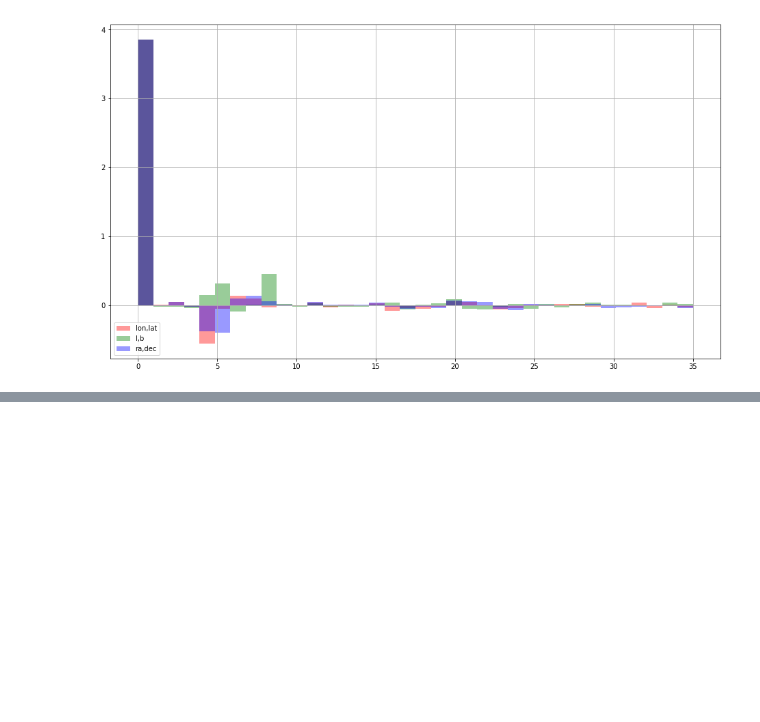
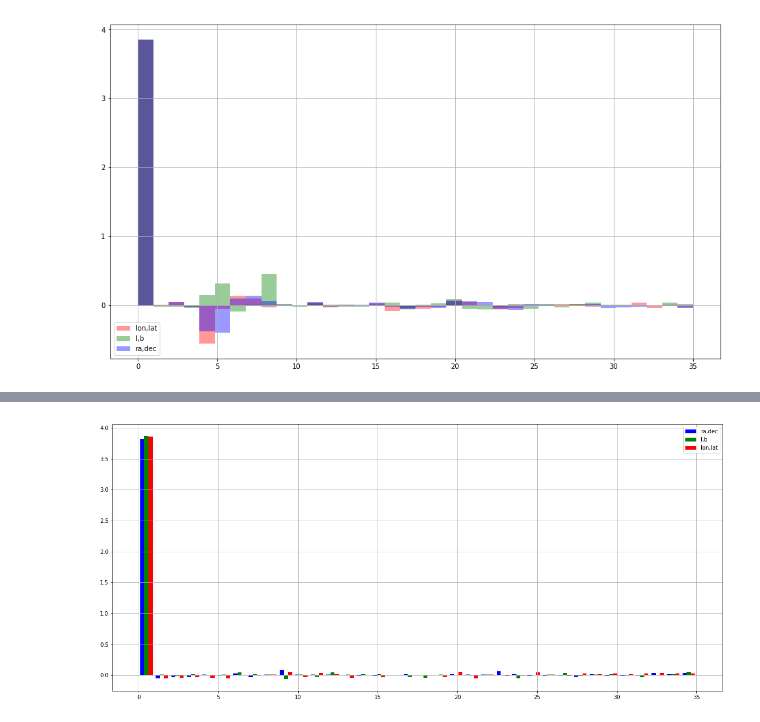
Before and after one commit to paantya/gaialib, a Jupyter notebook: d2018_sf.ipynb, the cells around one changed output, grey strips where cells are left out. Saved outputs shown, nothing was run; the diff lists cells and outputs as text; code cells hidden in the pictures; blank space fills up the shorter version.

```diff
--- a/d2018_sf.ipynb
+++ b/d2018_sf.ipynb
@@ -356,0 +369,3 @@ plt.grid()
+# %%
+for i,j,k in zip(X0[0],X1[0],X2[0]):
+    print(round(i,2),round(j,2),round(k,2),sep='\t')
@@ -365,0 +442,15 @@ plt.show()
+# %%
+X2c = np.linalg.lstsq(Am2,Y2)
+X1c = np.linalg.lstsq(Am1,Y1)
+X0c = np.linalg.lstsq(Am0,Y0)
+
+n_bins = X0[2]
+plt.figure(figsize=(20,9))
+colors = ['blue','green','red']
+labels = ['ra,dec','l,b','lon,lat']
+xx = [ i for i in np.arange(n_bins)]
+plt.hist([xx,xx,xx], n_bins, weights = [X0c[0],X1c[0],X2c[0]],histtype='bar', color=colors, label=labels)
+plt.legend(prop={'size': 10})
+plt.grid()
+# %% [output]
+[figure, added]
```
Also changed, not shown: parts of 8 cells of this notebook.
